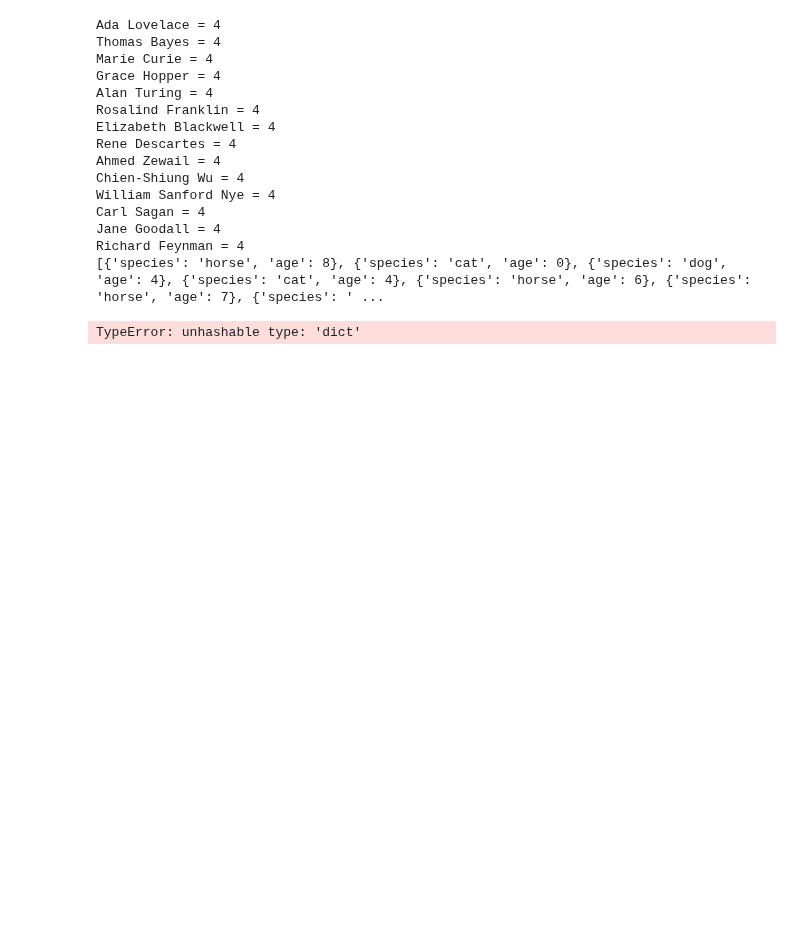
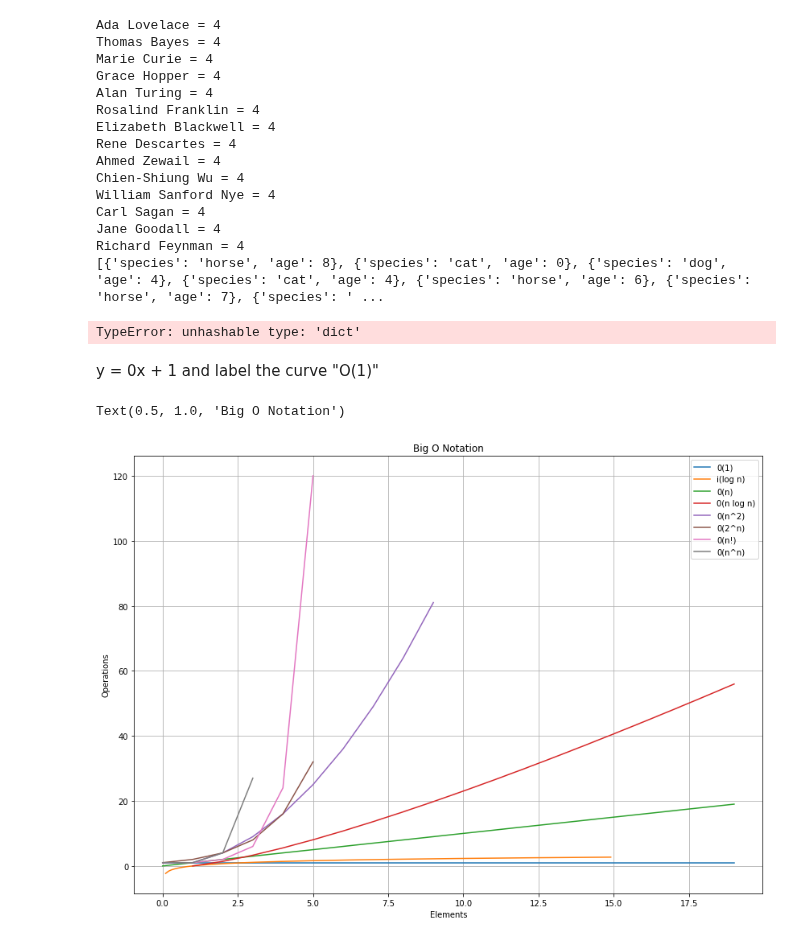
Before and after one commit to ravinder79/python-exercises, a Jupyter notebook: python-basics.ipynb, the cells around one changed output. Cells and saved outputs as stored; diff of their text form; code cells hidden in the pictures; blank space fills up the shorter version.

```diff
--- a/python-basics.ipynb
+++ b/python-basics.ipynb
@@ -365,0 +370,55 @@ TypeError: unhashable type: 'dict'
+# %% [markdown]
+y = 0x + 1 and label the curve "O(1)"
+# %%
+x = range(0,20)
+y = [0*x +1 for x in x]
+plt.figure(figsize=(14, 10))
+plt.plot(x,y, label = '0(1)')
+plt.ylim = (0, 2)
+plt.xlim = (0, 20)
+
+plt.xlabel('Elements')
+plt.ylabel('Operations')
+plt.legend(loc='best')
+
+x = [i*0.1 for i in range(1,150)]
+y = [math.log(x) for x in x]
+plt.plot(x,y, label = 'i(log n)')
+plt.legend(loc='best')
+
+x = range(0,20)
+y = x
+plt.plot(x,y, label = '0(n)')
+plt.title("0(n)")
+plt.legend(loc='best')
+
+x = [i for i in range(1,20)]
+y = [math.log(x)*x for x in x]
+plt.plot(x,y, label = '0(n log n)')
+plt.legend(loc='best')
+
+x = [i for i in range(1,10)]
+y = [x**2 for x in x]
+plt.plot(x,y, label = '0(n^2)')
+plt.legend(loc='best')
+
+x = [i for i in range(0,6)]
+y = [2**x for x in x]
+plt.plot(x,y, label = '0(2^n)')
+plt.legend(loc='best')
+
+x = [i for i in range(0,6)]
+y = [math.factorial(x) for x in x]
+plt.plot(x,y, label = '0(n!)')
+plt.legend(loc='best')
+
+x = [i for i in range(0,4)]
+y = [(x**x) for x in x]
+plt.plot(x,y, label = '0(n^n)')
+plt.legend(loc='best')
+plt.grid()
+plt.ylim = (0,100)
+plt.title("Big O Notation")
+# %% [output]
+Text(0.5, 1.0, 'Big O Notation')
+[figure, added]
```
Also changed, not shown: parts of 3 cells of this notebook.
